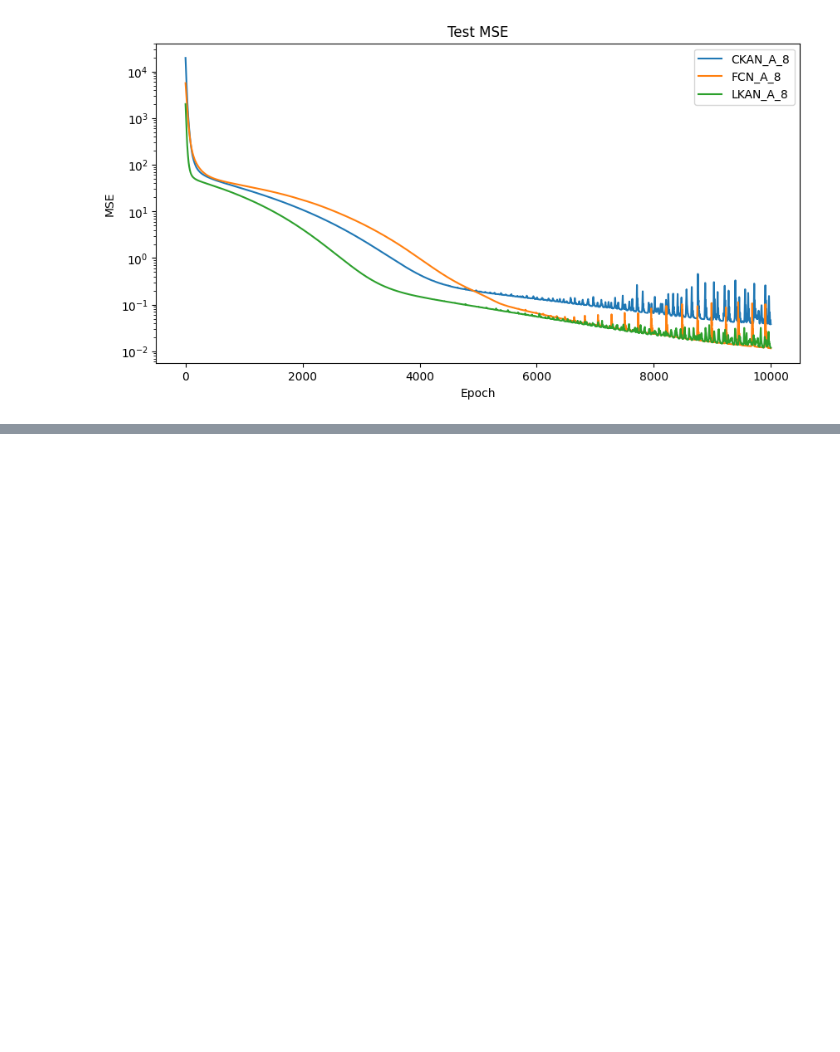
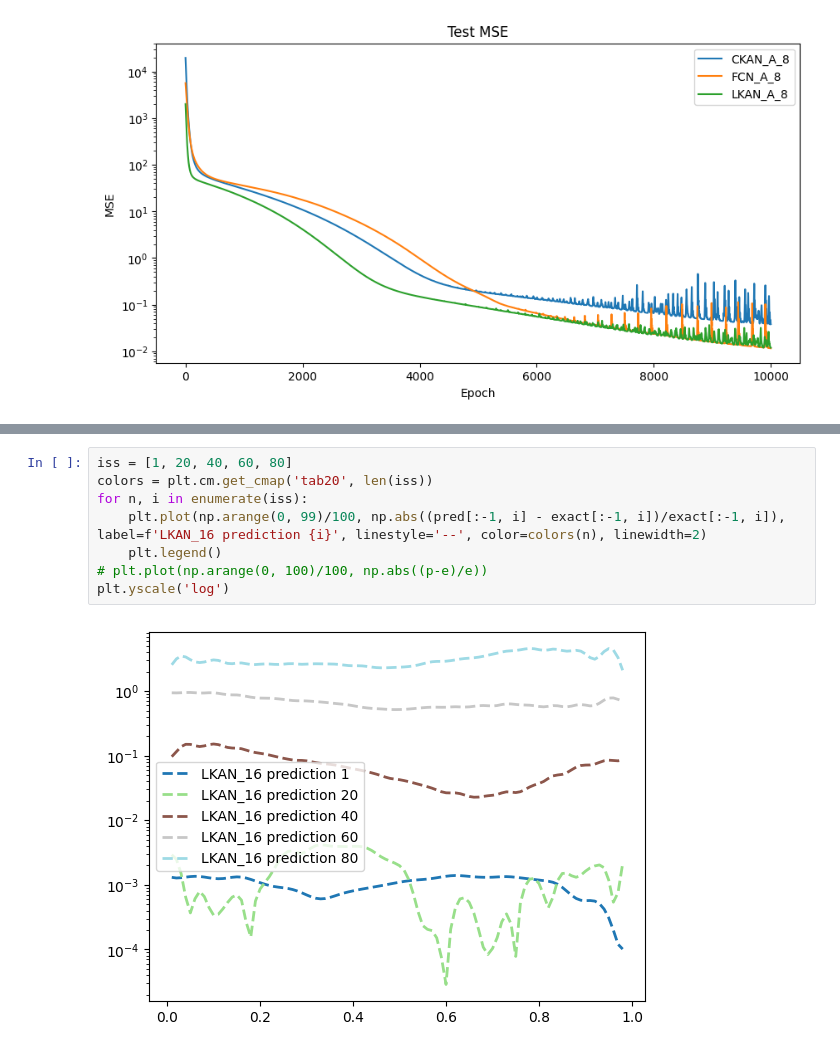
Before and after one commit to sallsdagrate/FBPINNs, a Jupyter notebook: benchmarks/runs/Heat_Eq_1+1D/exploring_heat.ipynb, the cells around one changed output, grey strips where cells are left out. Drawn from its saved outputs; the diff is of its cells as text; blank space fills up the shorter version.

```diff
--- a/benchmarks/runs/Heat_Eq_1+1D/exploring_heat.ipynb
+++ b/benchmarks/runs/Heat_Eq_1+1D/exploring_heat.ipynb
@@ -177,0 +134,10 @@ analyser.plot_mses(filter=f)
+# %%
+iss = [1, 20, 40, 60, 80]
+colors = plt.cm.get_cmap('tab20', len(iss))
+for n, i in enumerate(iss):
+    plt.plot(np.arange(0, 99)/100, np.abs((pred[:-1, i] - exact[:-1, i])/exact[:-1, i]), label=f'LKAN_16 prediction {i}', linestyle='--', color=colors(n), linewidth=2)
+    plt.legend()
+# plt.plot(np.arange(0, 100)/100, np.abs((p-e)/e))
+plt.yscale('log')
+# %% [output]
+[figure, added]
```
Also changed, not shown: parts of 16 cells of this notebook, 18 other files.
